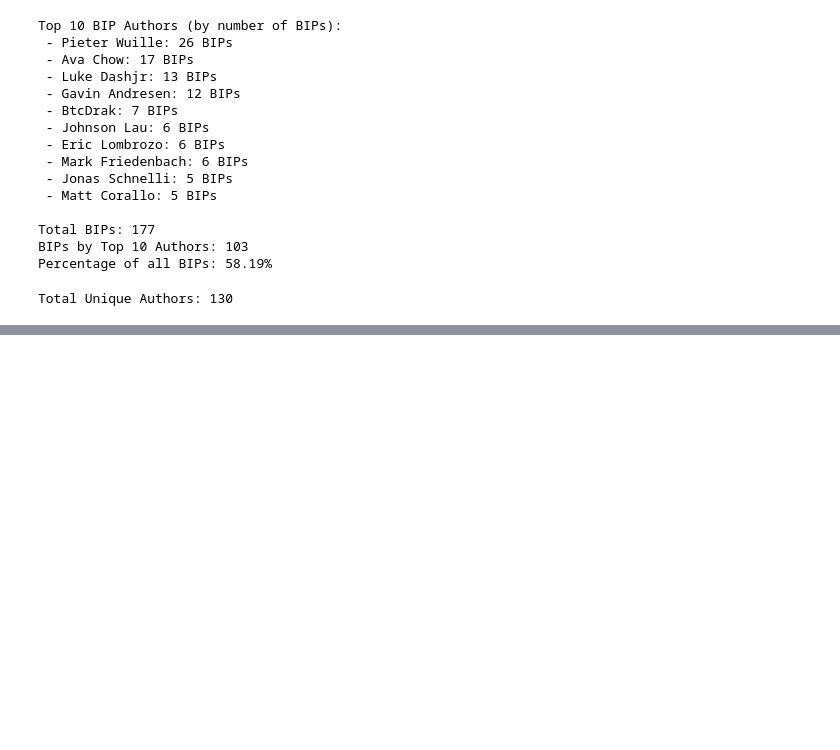
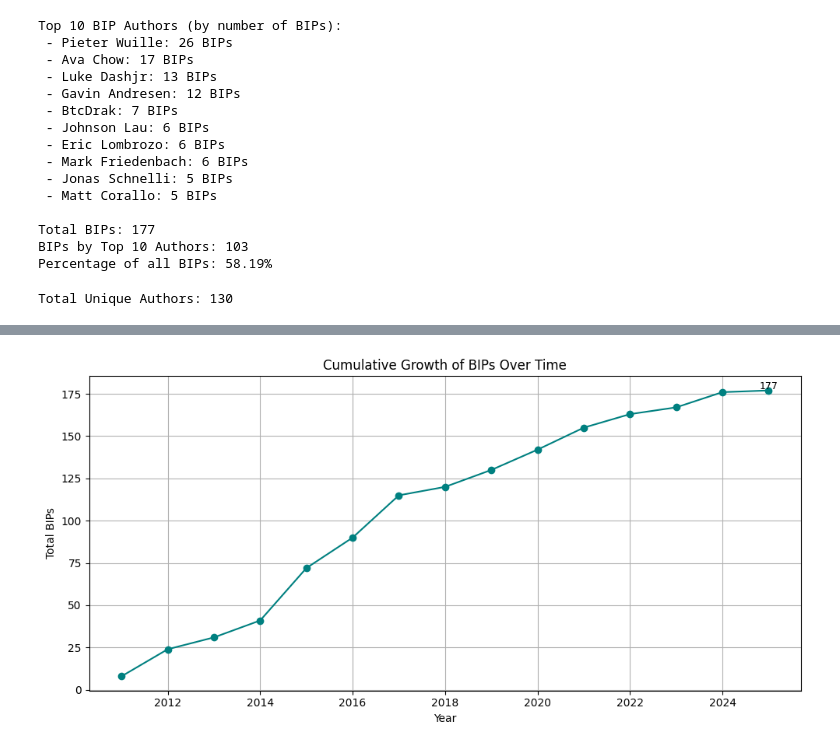
Before and after one commit to SEG-UNIBE/cdv-explorer, a Jupyter notebook: Research_questions/RQ1/RQ1_notebook.ipynb, the cells around one changed output, grey strips where cells are left out. Drawn from its saved outputs; the diff is of its cells as text; code cells hidden in the pictures; blank space fills up the shorter version.

```diff
--- a/Research_questions/RQ1/RQ1_notebook.ipynb
+++ b/Research_questions/RQ1/RQ1_notebook.ipynb
@@ -185,0 +267,43 @@ Total Unique Authors: 130
+# %%
+from datetime import datetime
+from collections import Counter
+import matplotlib.pyplot as plt
+
+# Step 1: Count BIPs per year
+years = []
+
+for node in data['nodes']:
+    created = node.get('created')
+    if created:
+        try:
+            year = datetime.strptime(created, "%Y-%m-%d").year
+            years.append(year)
+        except ValueError:
+            continue
+
+# Step 2: Sort years and compute cumulative total
+year_counts = Counter(years)
+all_years = sorted(year_counts.keys())
+
+cumulative_counts = []
+running_total = 0
+for year in all_years:
+    running_total += year_counts[year]
+    cumulative_counts.append(running_total)
+
+# Step 3: Plot cumulative line chart
+plt.figure(figsize=(10, 5))
+plt.plot(all_years, cumulative_counts, marker='o', linestyle='-', color='teal')
+
+plt.title("Cumulative Growth of BIPs Over Time")
+plt.xlabel("Year")
+plt.ylabel("Total BIPs")
+plt.grid(True)
+
+# Annotate final value
+plt.text(all_years[-1], cumulative_counts[-1] + 1, str(cumulative_counts[-1]), ha='center', fontsize=9)
+
+plt.tight_layout()
+plt.show()
+# %% [output]
+[figure, added]
```
Also changed, not shown: parts of 9 cells of this notebook, 2 other files.
